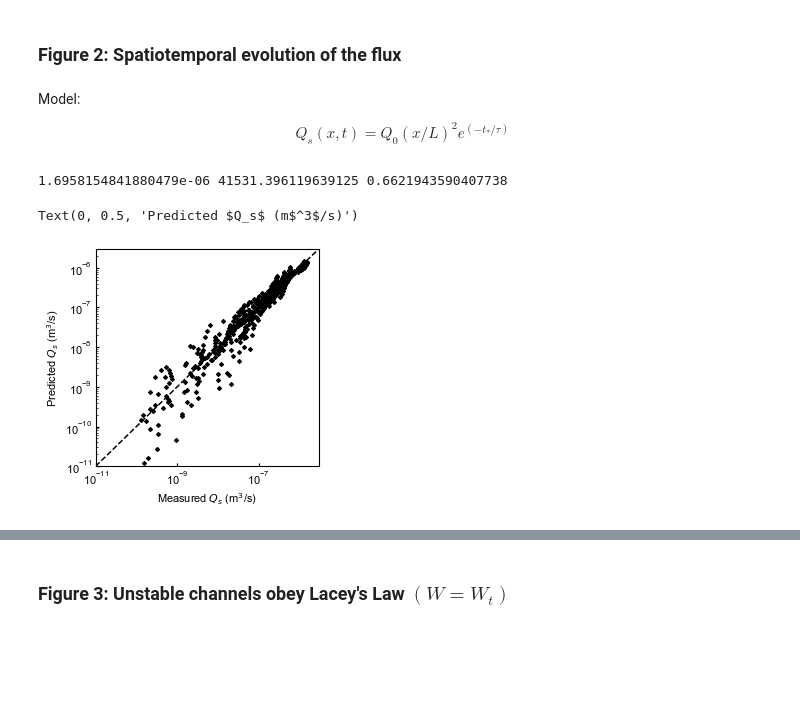
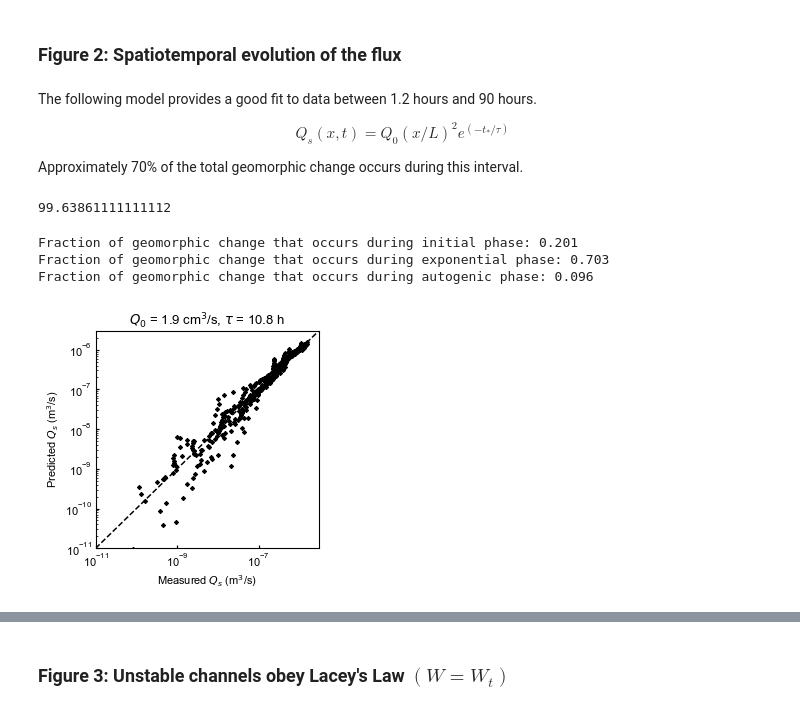
Before and after one commit to tashley/Relaxing-Channel-Data-and-Workflows, a Jupyter notebook: make_final_figures.ipynb, the cells around one changed output, grey strips where cells are left out. Drawn from its saved outputs; the diff is of its cells as text; code cells hidden in the pictures; blank space fills up the shorter version.

Commit message:
commit before changing flux calculation

```diff
--- a/make_final_figures.ipynb
+++ b/make_final_figures.ipynb
@@ -11,7 +11,7 @@ t_eta = np.load(os.path.join(folder, 'elevation_t.npy')) # Units: (s). Vector of
 x_eta = (np.arange(eta.shape[2])+0.5)/100 # Units: (m). Vector of x positions (center of cell)
 
 # Get scans as close as possible to even in log(t))
-target_t = 10**np.linspace(np.log10(t_eta[1]-1), np.log10(t_eta[-1]-1), 40)
+target_t = 10**np.linspace(np.log10(t_eta[1]-1), np.log10(t_eta[-1]-1), 30)
 
 ixkeep = []
 for i in range(len(target_t)):
@@ -222,16 +231,19 @@ Flux is calculated using this procedure 10 cm intervals:
 x_interval = 10 # multiple of Z measurement resolution -> in this case, 10 = 10 x 1 cm
 V_subsample = V_xt[:, x_interval-1::x_interval] # Get volume at 10 cm intervals
 x = x_eta[x_interval-1::x_interval]+dx/2 # X coordinate of downstream edge of cells at 10 cm intervals (corresponding to volume measurement)
+t = t_eta[:-1]**0.5 * t_eta[1:]**0.5 # measurement time (geometric mean)
+dt = np.diff(t_eta)
 
 # Declare arrays for final calculation
 Qs = np.ones((V_subsample.shape[0]-1, V_subsample.shape[1])) * np.nan
-dt = Qs.copy()
-tarr = Qs.copy()
 
+# Calculate time series of flux for each cross section
 for i in range(V_subsample.shape[1]):
-    Qs[:,i], dt[:,i], tarr[:,i] = time_average_flux(t_eta, V_subsample[:,i])
+    Qs[:,i] = time_average_flux(t_eta, V_subsample[:,i])
 
-xarr, _ = np.meshgrid(x, np.ones(tarr.shape[0]))
+# Create arrays of x and t, and dt values for each measurement
+xarr, tarr = np.meshgrid(x, t)
+_, dtarr = np.meshgrid(x, dt)
 # %% [markdown]
 Finally, estimates of width are computed by averaging over equivalent spatial and temporal domains
 # %%
@@ -286,8 +298,10 @@ Wstar_Parker = Qs_star_vec/qstar_Parker
 # %% [markdown]
 ### Figure 2: Spatiotemporal evolution of the flux
 # %% [markdown]
-Model:
+The following model provides a good fit to data between 1.2 hours and 90 hours.
 
 $$
 Q_{s}(x,t) = Q_0 (x/L)^2 e^{(-t_*/\tau)}
 $$
+
+Approximately 70\% of the total geomorphic change occurs during this interval.
@@ -302,41 +308,72 @@ t_fit = tarr[fit_index]
+# %%
+t1/3600
+# %% [output]
+99.63861111111112
+# %%
+# Fit model to exponential relaxation phase only
+i0 = 3
+i1 = 15
+
+t0 = t_eta[i0] # Start of exponential phase
+t1 = t_eta[i1] # End of exponential phase
+
+# Get array of values for fitting
+fit_index = (tarr>t0) & (tarr<t1)
+Qs_fit = Qs[fit_index]
+x_fit = xarr[fit_index]
+t_fit = tarr[fit_index]
+
+# Calculate relative importance of each phase in terms of total geomorphic change in the experimental domain
+Qs_Deltat_out = dtarr[:,-1] * Qs[:,-1]# Time integrated sediment discharge out of experimental domain
+
+volume_out_total = np.sum(Qs_Deltat_out)
+volume_out_initial = np.sum(Qs_Deltat_out[:i0])
+volume_out_exponential = np.sum(Qs_Deltat_out[i0:i1])
+volume_out_autogenic = np.sum(Qs_Deltat_out[i1:])
+
+print('Fraction of geomorphic change that occurs during initial phase: {:.03f}'.format(volume_out_initial/volume_out_total))
+print('Fraction of geomorphic change that occurs during exponential phase: {:.03f}'.format(volume_out_exponential/volume_out_total))
+print('Fraction of geomorphic change that occurs during autogenic phase: {:.03f}'.format(volume_out_autogenic/volume_out_total))
+# %% [output]
+Fraction of geomorphic change that occurs during initial phase: 0.201
+Fraction of geomorphic change that occurs during exponential phase: 0.703
+Fraction of geomorphic change that occurs during autogenic phase: 0.096
 # %%
+# Define model
 def model(theta, x, t):
     gamma, tau, _ = theta
     return gamma * (x/Lx)**2 * np.exp(-t/tau)
 
+# Define likelihood function
 def log_likelihood(theta, x, t, Qs):
     gamma, tau, sigma = theta
 
     if (theta<0).any():
         return -np.inf
     else:
         prediction = model(theta, x, t)
         p = norm.pdf(np.log(Qs), np.log(prediction), sigma)
         return np.sum(np.log(p))
 
-from scipy.optimize import minimize
+# Fit the model using maximum likelihood estimation
+np.random.seed(42) # initialize random state for reproducibility
+initial_guess = np.array([1e-6, 10000, 4]) # initial guess of model parameters
+nll = lambda *args: -log_likelihood(*args) # define negative log-likelihood function for minimization
+soln = minimize(nll, initial_guess, args=(x_fit, t_fit, Qs_fit)) # minimize using scipy.optimize.minimize()
+Q0, tau = soln.x[:-1]
+Qs_predicted = model(soln.x, x_fit, t_fit) # Generate predictions
 
-initial_guess = np.array([1e-6, 10000, 4])
-
-np.random.seed(42)
-nll = lambda *args: -log_likelihood(*args)
-initial = initial_guess + [1e-9, 1e3, 0.1] * np.random.randn(3)
-soln = minimize(nll, initial, args=(x_fit, t_fit, Qs_fit))
-Q0, tau, sigma  = soln.x
-print(Q0, tau, sigma)
-Qs_predicted = model(soln.x, x_fit, t_fit)
-
+# Visualize model fit
 fig, ax = plt.subplots(figsize=(4,4))
-
 ax.set_xscale('log')
 ax.set_yscale('log')
 ax.plot(Qs_fit, Qs_predicted, c='k', marker='D', lw=0, markersize=3)
 ax.plot([1e-11, 3e-6], [1e-11, 3e-6], 'k--')
 ax.set_xlim(1e-11, 3e-6)
 ax.set_ylim(1e-11, 3e-6)
 ax.set_xlabel(r'Measured $Q_s$ (m$^3$/s)')
+
 ax.set_ylabel(r'Predicted $Q_s$ (m$^3$/s)')
+_=ax.set_title(r'$Q_0$ = {:.01f} cm$^3$/s, $\tau$ = {:.01f} h'.format(soln.x[0]*1e6, soln.x[1]/3600))
 # %% [output]
-1.6958154841880479e-06 41531.396119639125 0.6621943590407738
-Text(0, 0.5, 'Predicted $Q_s$ (m$^3$/s)')
-[figure, old version]
+[figure, new version]
```
Also changed, not shown: parts of 14 cells of this notebook, 4 other files.
